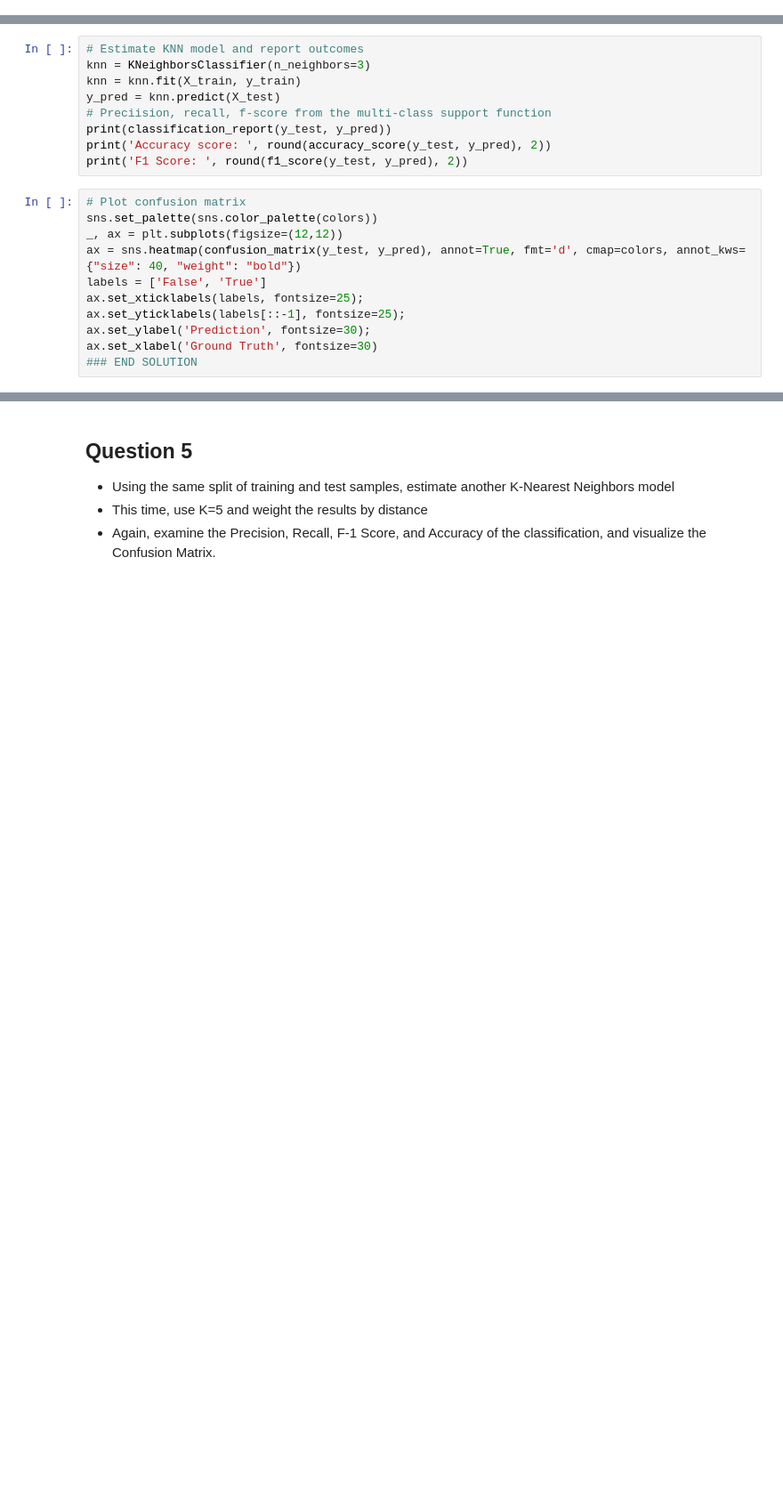
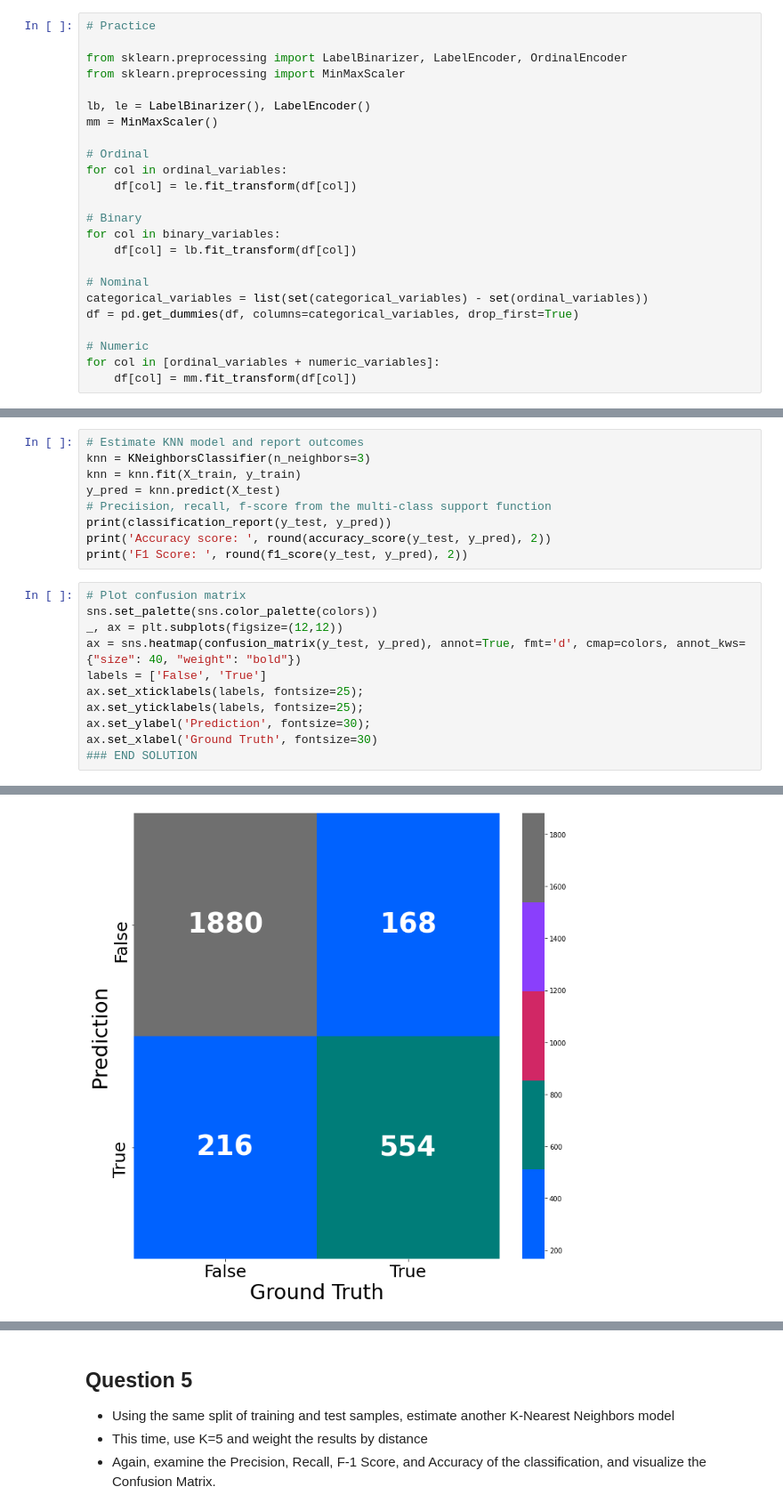
Before and after one commit to HyosikMoon/Coursera, a Jupyter notebook: Machine_Learning/Course3_Supervised_Machine_Learning_Classification/K-Nearest_Neighbor/03b_LAB_KNN.ipynb, the cells around one changed output, grey strips where cells are left out. Shown at 89% size. Cells and saved outputs as stored; diff of their text form; blank space fills up the shorter version.

```diff
--- a/Machine_Learning/Course3_Supervised_Machine_Learning_Classification/K-Nearest_Neighbor/03b_LAB_KNN.ipynb
+++ b/Machine_Learning/Course3_Supervised_Machine_Learning_Classification/K-Nearest_Neighbor/03b_LAB_KNN.ipynb
@@ -130,0 +268,24 @@ round(df.describe().T, 3)
+# %%
+# Practice
+
+from sklearn.preprocessing import LabelBinarizer, LabelEncoder, OrdinalEncoder
+from sklearn.preprocessing import MinMaxScaler
+
+lb, le = LabelBinarizer(), LabelEncoder()
+mm = MinMaxScaler()
+
+# Ordinal
+for col in ordinal_variables:
+    df[col] = le.fit_transform(df[col])
+
+# Binary
+for col in binary_variables:
+    df[col] = lb.fit_transform(df[col])
+
+# Nominal
+categorical_variables = list(set(categorical_variables) - set(ordinal_variables))
+df = pd.get_dummies(df, columns=categorical_variables, drop_first=True)
+
+# Numeric
+for col in [ordinal_variables + numeric_variables]:
+    df[col] = mm.fit_transform(df[col])
@@ -167,7 +352,8 @@ _, ax = plt.subplots(figsize=(12,12))
 ax = sns.heatmap(confusion_matrix(y_test, y_pred), annot=True, fmt='d', cmap=colors, annot_kws={"size": 40, "weight": "bold"})
 labels = ['False', 'True']
 ax.set_xticklabels(labels, fontsize=25);
-ax.set_yticklabels(labels[::-1], fontsize=25);
+ax.set_yticklabels(labels, fontsize=25);
 ax.set_ylabel('Prediction', fontsize=30);
 ax.set_xlabel('Ground Truth', fontsize=30)
 ### END SOLUTION
+# %% [output]
@@ -173,0 +361 @@ ax.set_xlabel('Ground Truth', fontsize=30)
+[figure, added]
```
Also changed, not shown: parts of 28 cells of this notebook, 4 other files.
